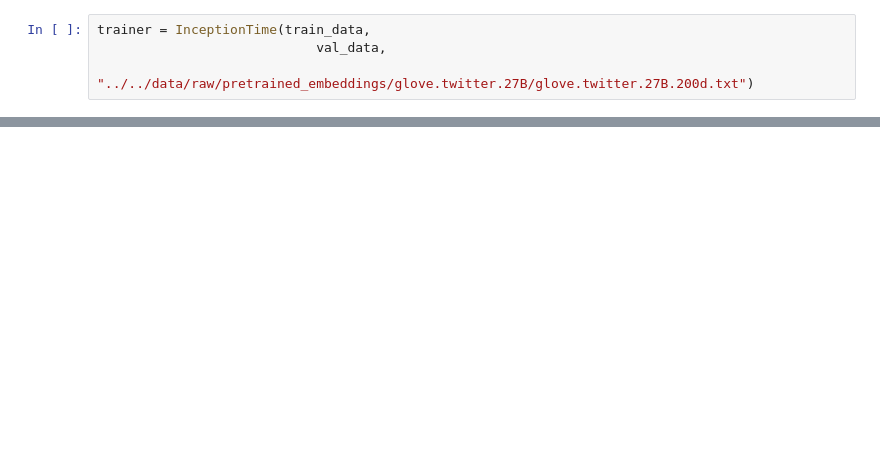
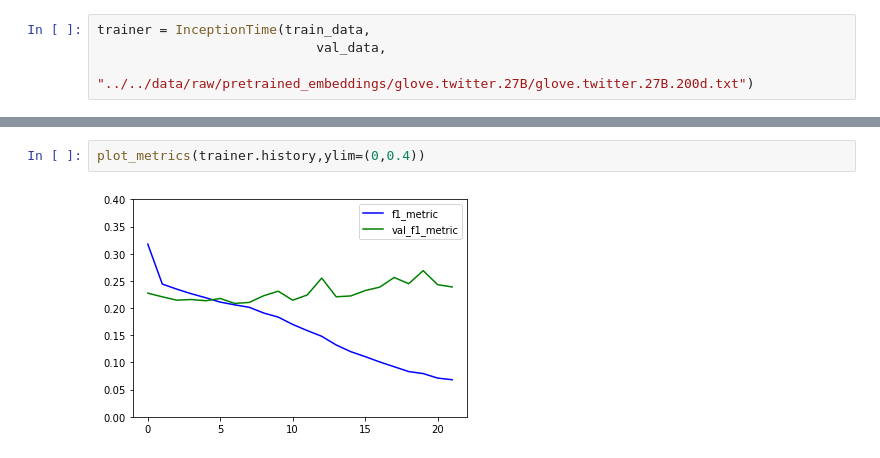
Before and after one commit to samirchar/toxic_comments, a Jupyter notebook: notebooks/explore_models.ipynb, the cells around one changed output, grey strips where cells are left out. Saved outputs shown, nothing was run; the diff lists cells and outputs as text; blank space fills up the shorter version.

```diff
--- a/notebooks/explore_models.ipynb
+++ b/notebooks/explore_models.ipynb
@@ -129,0 +136,4 @@ KeyboardInterrupt:
+# %%
+plot_metrics(trainer.history,ylim=(0,0.4))
+# %% [output]
+[figure, added]
```
Also changed, not shown: parts of 8 cells of this notebook, 2 other files.
